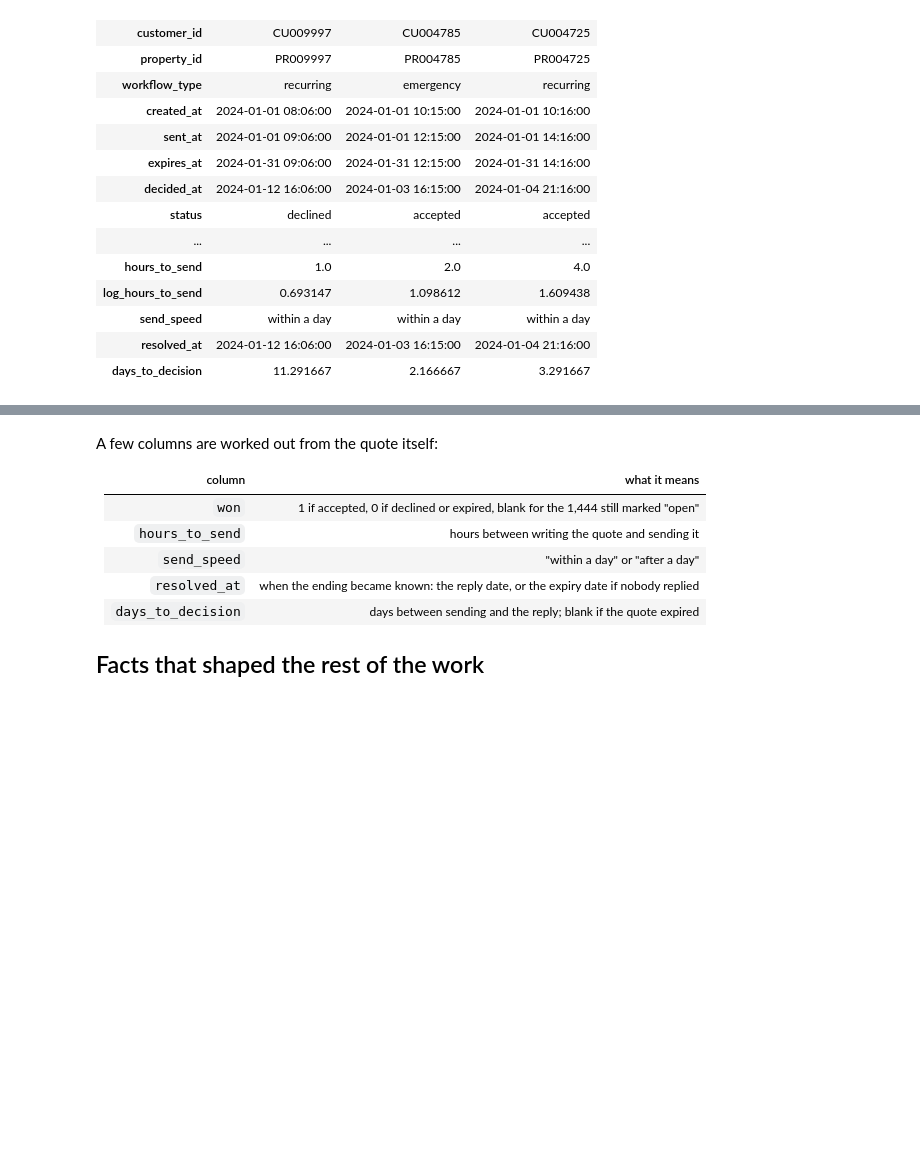
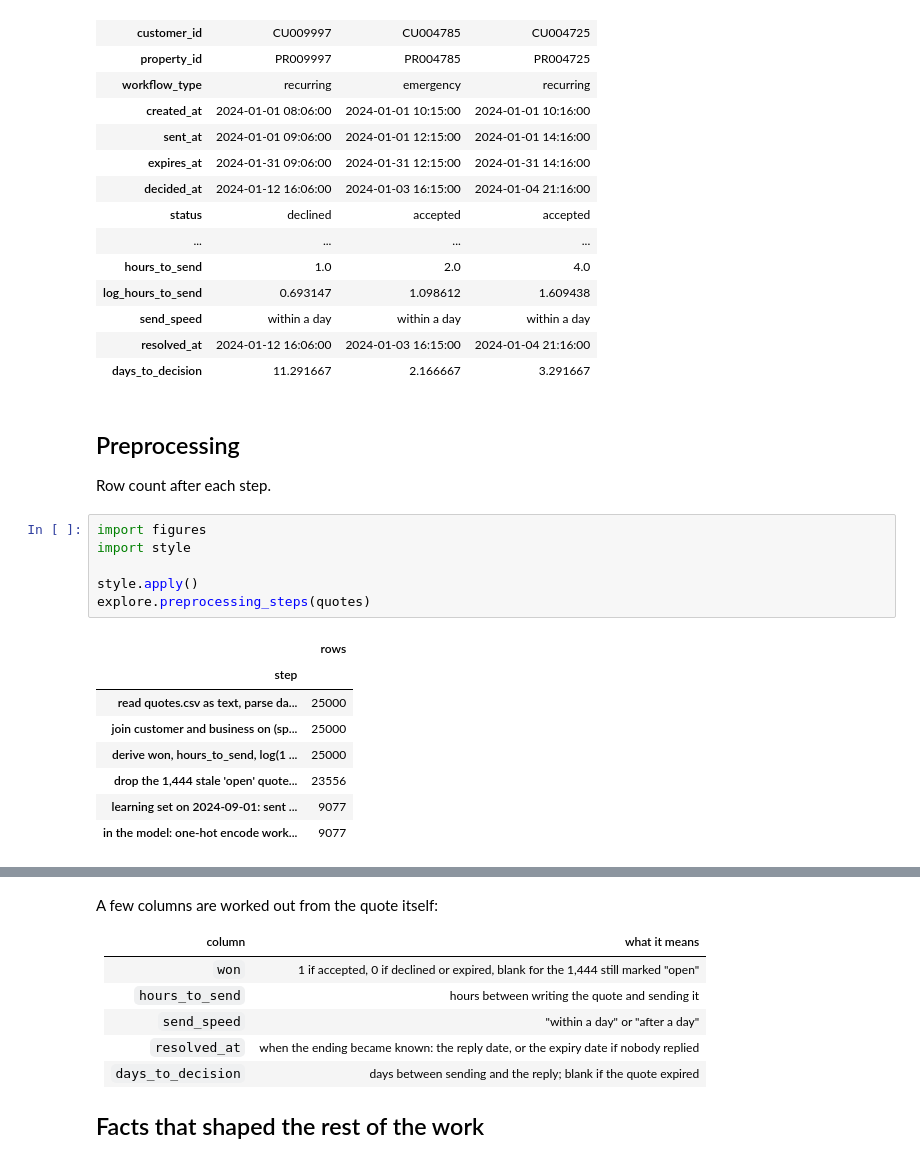
Before and after one commit to saman-rahbar/quote-followup, a Jupyter notebook: notebooks/01_reading_the_data.ipynb, the cells around one changed output, grey strips where cells are left out. Drawn from its saved outputs; the diff is of its cells as text; blank space fills up the shorter version.

```diff
--- a/notebooks/01_reading_the_data.ipynb
+++ b/notebooks/01_reading_the_data.ipynb
@@ -114,3 +114,22 @@ quotes.head(3).T
 | send_speed | within a day | within a day | within a day |
 | resolved_at | 2024-01-12 16:06:00 | 2024-01-03 16:15:00 | 2024-01-04 21:16:00 |
 | days_to_decision | 11.291667 | 2.166667 | 3.291667 |
+# %% [markdown]
+## Preprocessing
+
+Row count after each step.
+# %%
+import figures
+import style
+
+style.apply()
+explore.preprocessing_steps(quotes)
+# %% [output]
+|  | rows |
+| step |  |
+| read quotes.csv as text, parse da... | 25000 |
+| join customer and business on (sp... | 25000 |
+| derive won, hours_to_send, log(1 ... | 25000 |
+| drop the 1,444 stale 'open' quote... | 23556 |
+| learning set on 2024-09-01: sent ... | 9077 |
+| in the model: one-hot encode work... | 9077 |
```
Also changed, not shown: parts of 4 cells of this notebook, 8 other files.
